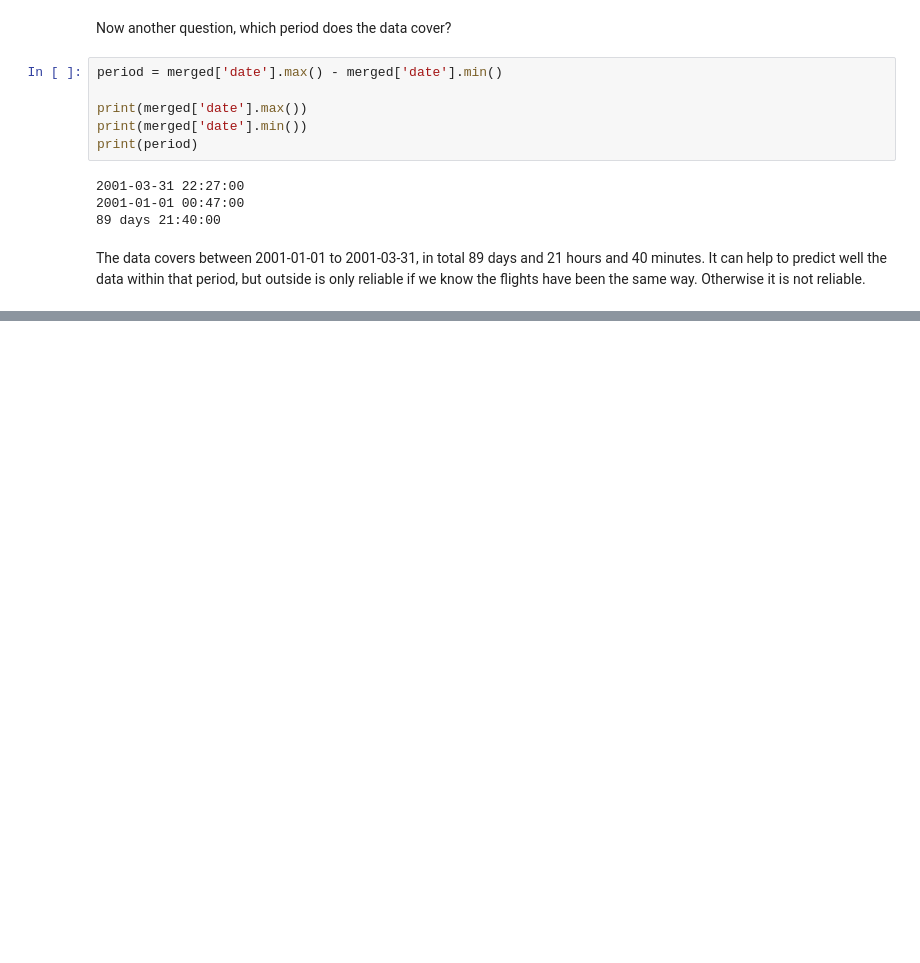
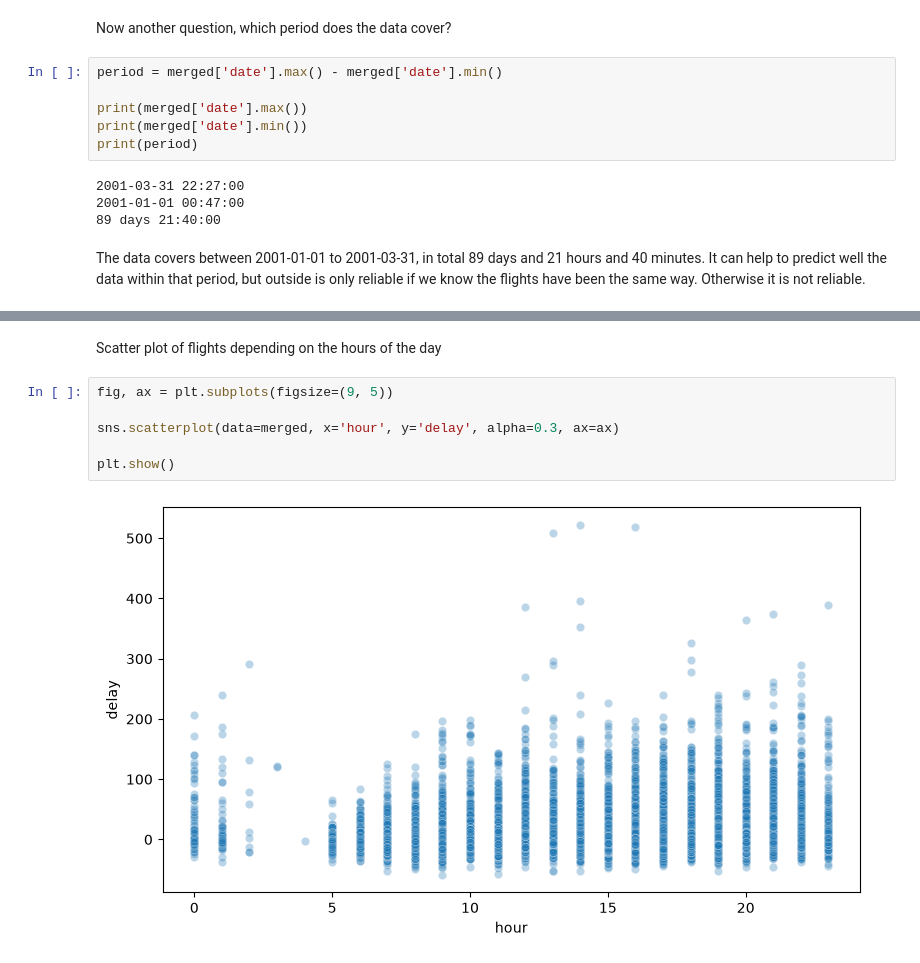
Before and after one commit to MurtazaRafi/Lexicon26, a Jupyter notebook: DataVisualization/Project.ipynb, the cells around one changed output, grey strips where cells are left out. Saved outputs shown, nothing was run; the diff lists cells and outputs as text; blank space fills up the shorter version.

```diff
--- a/DataVisualization/Project.ipynb
+++ b/DataVisualization/Project.ipynb
@@ -366,0 +456,10 @@ It can help to predict well the data within that period, but outside is only rel
+# %% [markdown]
+Scatter plot of flights depending on the hours of the day
+# %%
+fig, ax = plt.subplots(figsize=(9, 5))
+
+sns.scatterplot(data=merged, x='hour', y='delay', alpha=0.3, ax=ax)
+
+plt.show()
+# %% [output]
+[figure, added]
```
Also changed, not shown: parts of 19 cells of this notebook, 1 other file.
